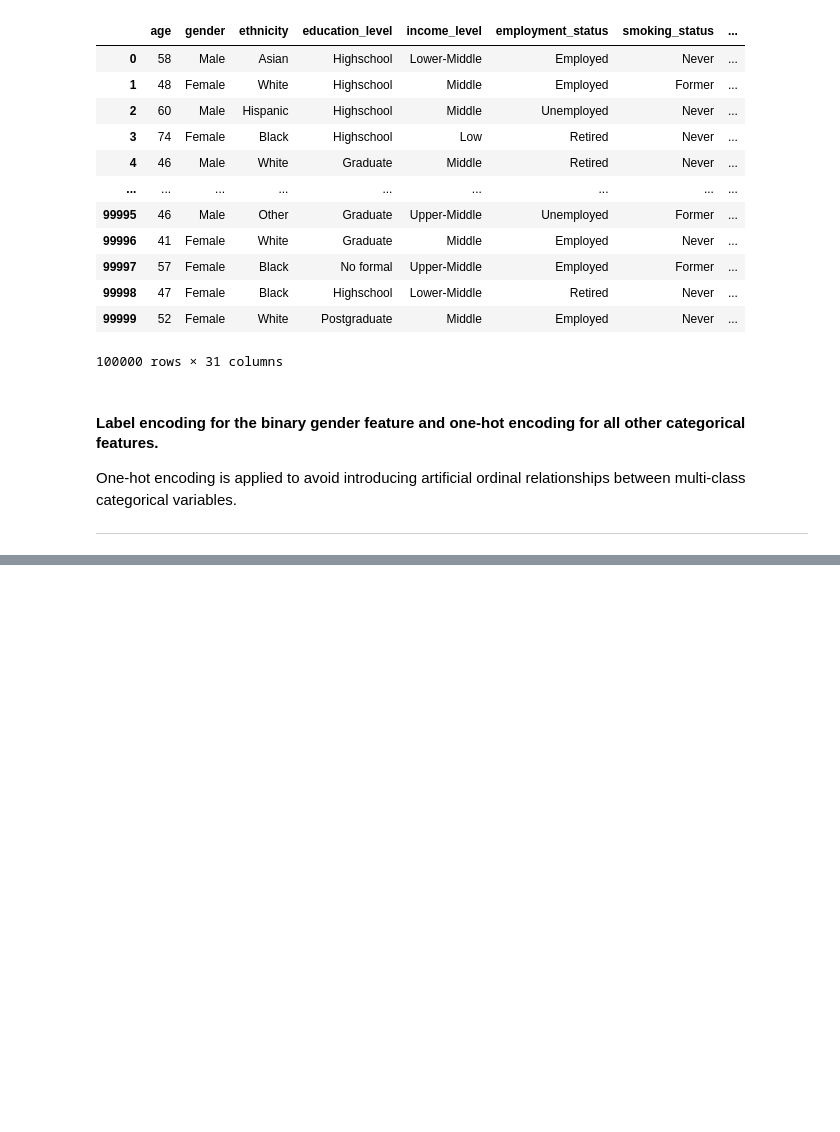
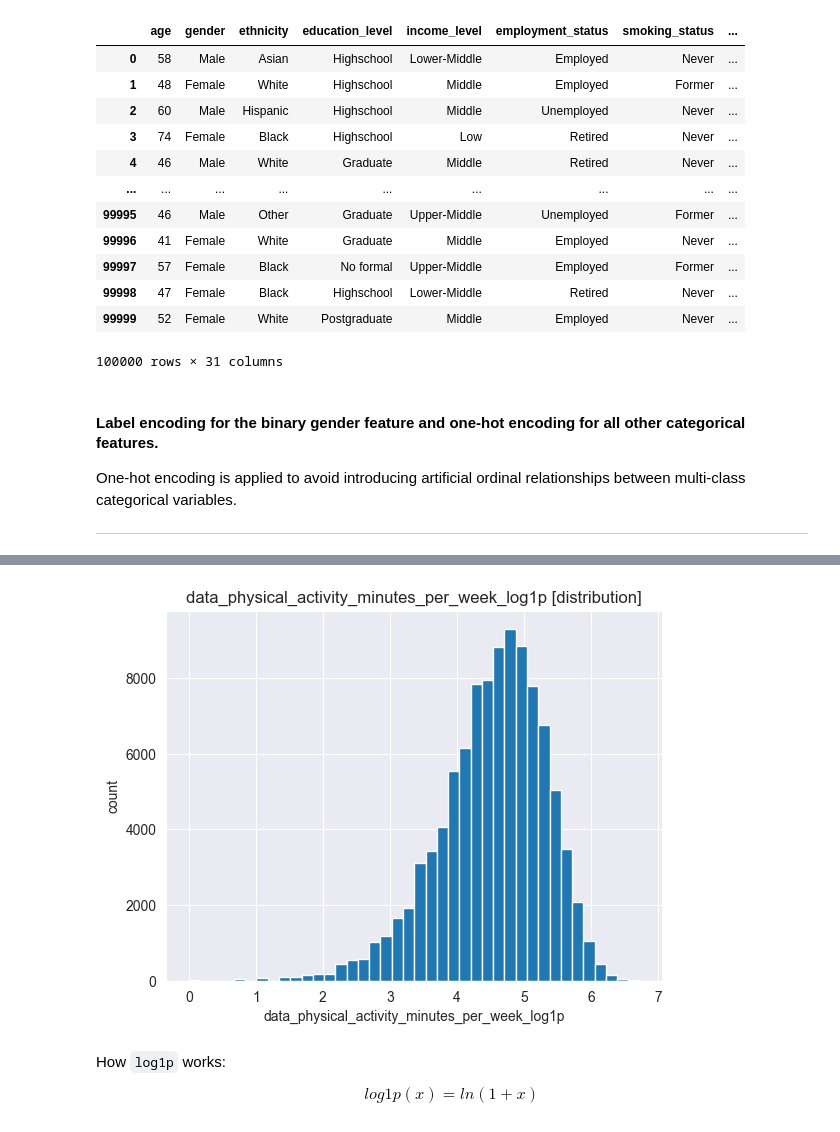
Before and after one commit to plamensve/diabets_health_indicators, a Jupyter notebook: notebooks/03_preprocessing.ipynb, the cells around one changed output, grey strips where cells are left out. Drawn from its saved outputs; the diff is of its cells as text; code cells hidden in the pictures; blank space fills up the shorter version.

```diff
--- a/notebooks/03_preprocessing.ipynb
+++ b/notebooks/03_preprocessing.ipynb
@@ -60,0 +155,13 @@ data
+# %%
+data_physical_activity_minutes_per_week_log1p = np.log1p(data_physical_activity_minutes_per_week)
+plt.hist(data_physical_activity_minutes_per_week_log1p, bins=40)
+plt.title('data_physical_activity_minutes_per_week_log1p [distribution]')
+plt.xlabel('data_physical_activity_minutes_per_week_log1p')
+plt.ylabel('count')
+plt.show()
+# %% [output]
+[figure, added]
+# %% [markdown]
+How `log1p` works:
+
+$$log1p(x) = ln(1 + x)$$
```
Also changed, not shown: parts of 20 cells of this notebook, 1 other file.
